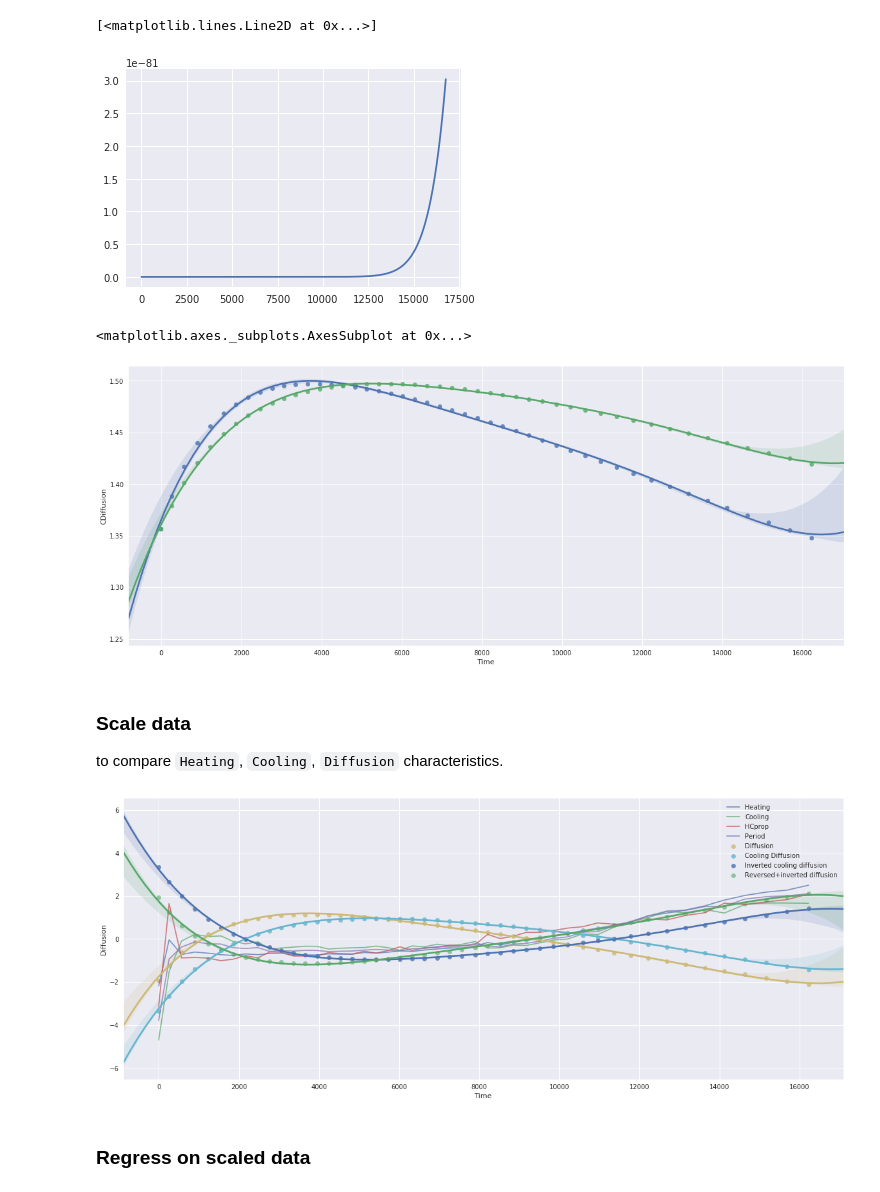
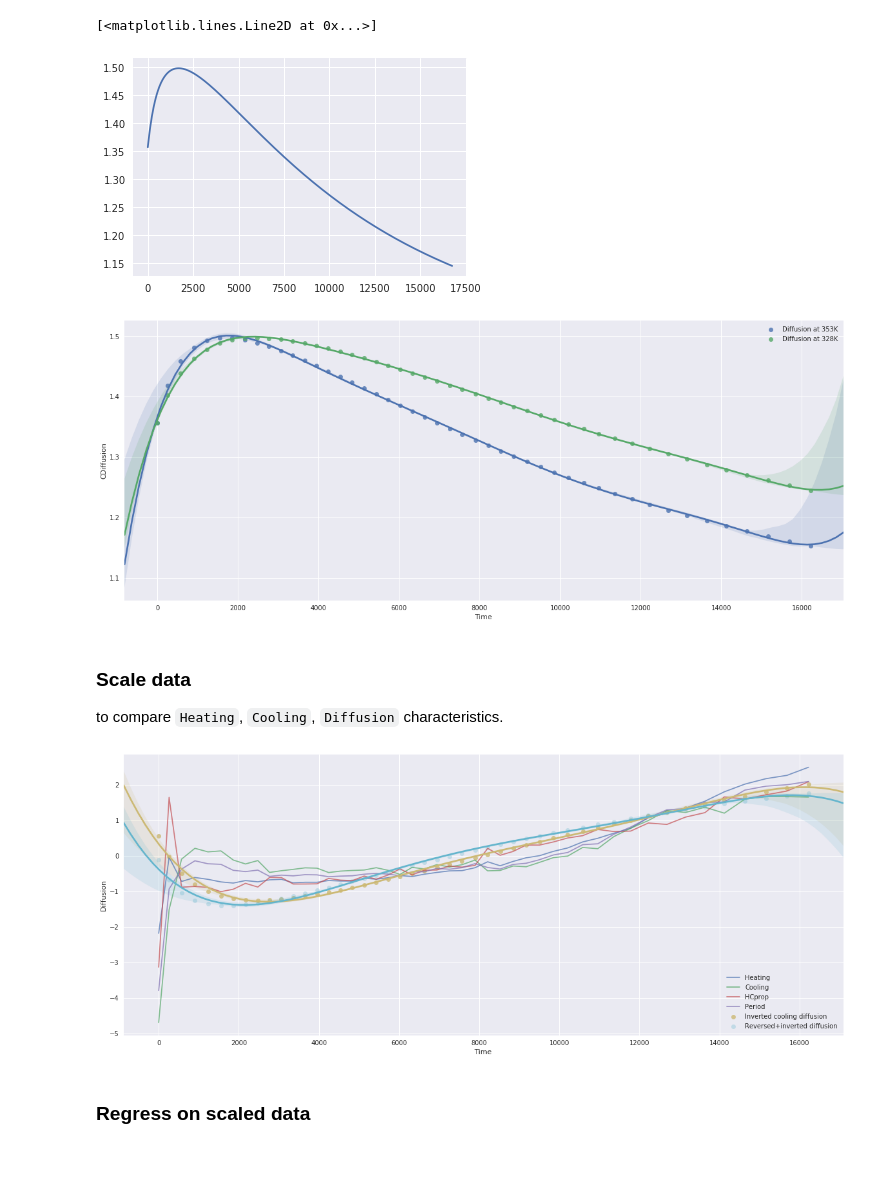
Before and after one commit to Columbia-Creative-Machines-Lab/muscle-prediction, a Jupyter notebook: regression/diffusion.ipynb, the cells around one changed output. Saved outputs shown, nothing was run; the diff lists cells and outputs as text; code cells hidden in the pictures; blank space fills up the shorter version.

Commit message:
edit diffusion notebook

```diff
--- a/regression/diffusion.ipynb
+++ b/regression/diffusion.ipynb
@@ -19,9 +19,8 @@ def arrhenius(T): # T for temperature
     return (2.25e-3) * np.exp(-14500/(R*T))
 # %%
 eq = 0 # for debugging purposes
-def diffusion(t, T=1): # t for time
+def diffusion(t, r=1, T=1): # t for time
     D = arrhenius(T) #4.5e-6 # cm^2 / s
-    r = 1.5      # cm
     k = (D*t)/(np.power(r, 2))
     eq = np.exp(np.asarray([
         -5.785 * k,
@@ -35,9 +34,9 @@ def diffusion(t, T=1): # t for time
 # %%
 df.Time -= 1.700 # reset to 0
 # %%
-plt.plot(df.Time, df.Time.apply(lambda t: arrhenius(np.log(t))))
+plt.plot(df.Time, df.Time.apply(lambda t: diffusion(t, T=353)))
 # %% [output]
 [<matplotlib.lines.Line2D at 0x...>]
-[figure, old version]
+[figure, new version]
 # %%
 #df['Diffusion'] = df.Time.apply(lambda t: diffusion(t))
@@ -46,11 +45,11 @@ df['CDiffusion'] = df.Time.apply(lambda t: diffusion(t, 328))
 df.Diffusion.fillna(0, inplace=True); df.CDiffusion.fillna(0, inplace=True)
 # %%
 fig, ax = plt.subplots(figsize=(20,8))
-sns.regplot('Time', 'Diffusion', df[df.Min==1], fit_reg=True, order=5, ax=ax) # concentration of ethanol in mnuscle
-sns.regplot('Time', 'CDiffusion', df[df.Min==1], fit_reg=True, order=5, ax=ax)
+sns.regplot('Time', 'Diffusion', df[df.Min==1], fit_reg=True, order=7, ax=ax, label='Diffusion at 353K') # concentration of ethanol in mnuscle
+sns.regplot('Time', 'CDiffusion', df[df.Min==1], fit_reg=True, order=7, ax=ax, label='Diffusion at 328K')
+plt.legend();
 # %% [output]
-<matplotlib.axes._subplots.AxesSubplot at 0x...>
-[figure, old version]
+[figure, new version]
 # %% [markdown]
 ### Scale data
 to compare `Heating`, `Cooling`, `Diffusion` characteristics.
@@ -72,16 +71,14 @@ fig, ax = plt.subplots(figsize=(20,8))
 for f in ['Heating', 'Cooling', 'HCprop', 'Period']: # 'Area', 'Belly'
     ax.plot(X.Time, X[f], alpha=0.7)
 
-#ax.plot(X.Time, X.Diffusion)
-#ax.plot(X.Time, X.Inv)
-sns.regplot(X.Time, X.Diffusion, order=5, ax=ax, label='Diffusion')
-sns.regplot(X.Time, X.CDiffusion, order=5, ax=ax, label='Cooling Diffusion')
+#sns.regplot(X.Time, X.Diffusion, order=5, ax=ax, label='Diffusion')
+#sns.regplot(X.Time, X.CDiffusion, order=5, ax=ax, label='Cooling Diffusion')
 #sns.regplot(X.Time, -X.Diffusion.iloc[::-1], order=5, ax=ax, label='Reversed+inverted diffusion', scatter_kws={'alpha': 0.6})
 sns.regplot(X.Time, -X.CDiffusion, order=5, ax=ax, label='Inverted cooling diffusion')
-sns.regplot(X.Time, -X.Diffusion, order=5, ax=ax, label='Reversed+inverted diffusion', scatter_kws={'alpha': 0.6})
+sns.regplot(X.Time, -X.Diffusion, order=5, ax=ax, label='Reversed+inverted diffusion', scatter_kws={'alpha': 0.3})
 ax.legend();
 # %% [output]
-[figure, old version]
+[figure, new version]
 # %% [markdown]
 ### Regress on scaled data
 # %%
```
Also changed, not shown: parts of 2 cells of this notebook.
